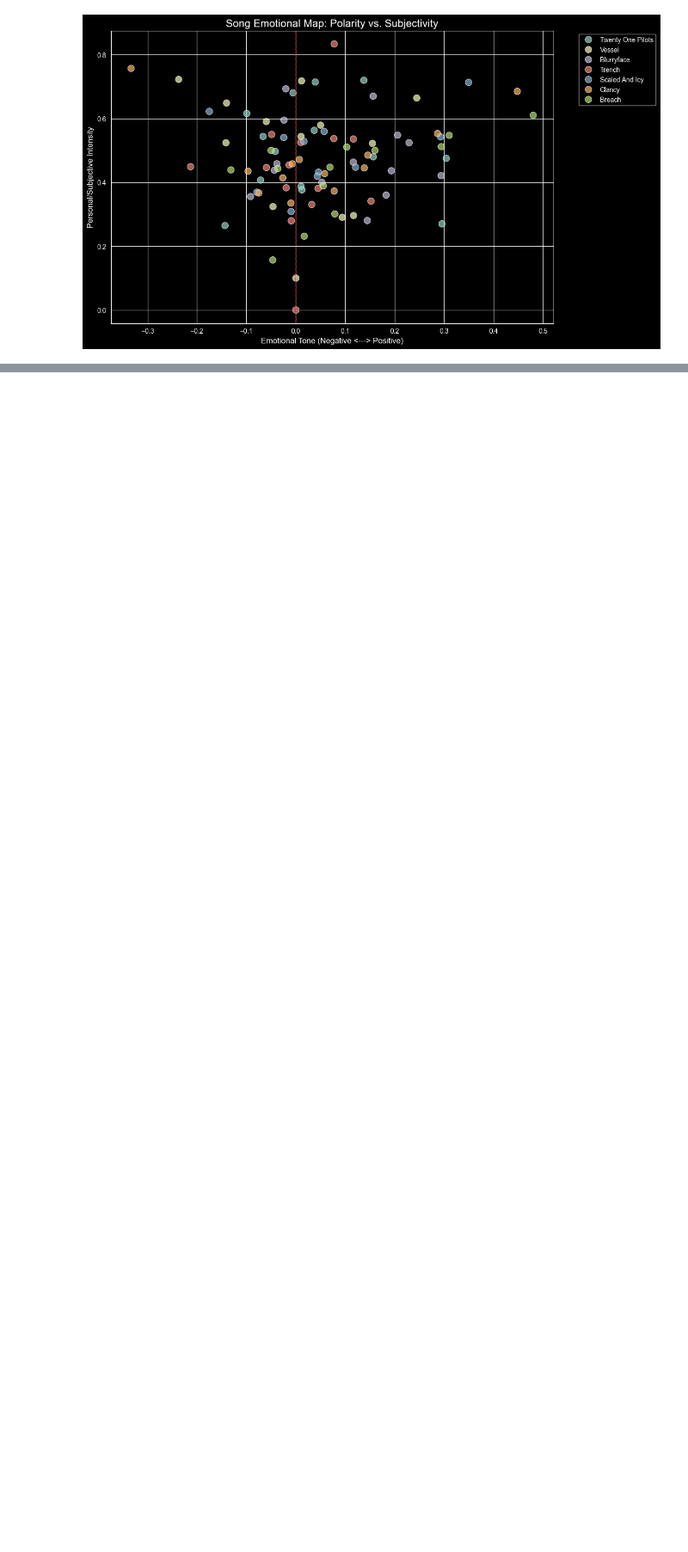
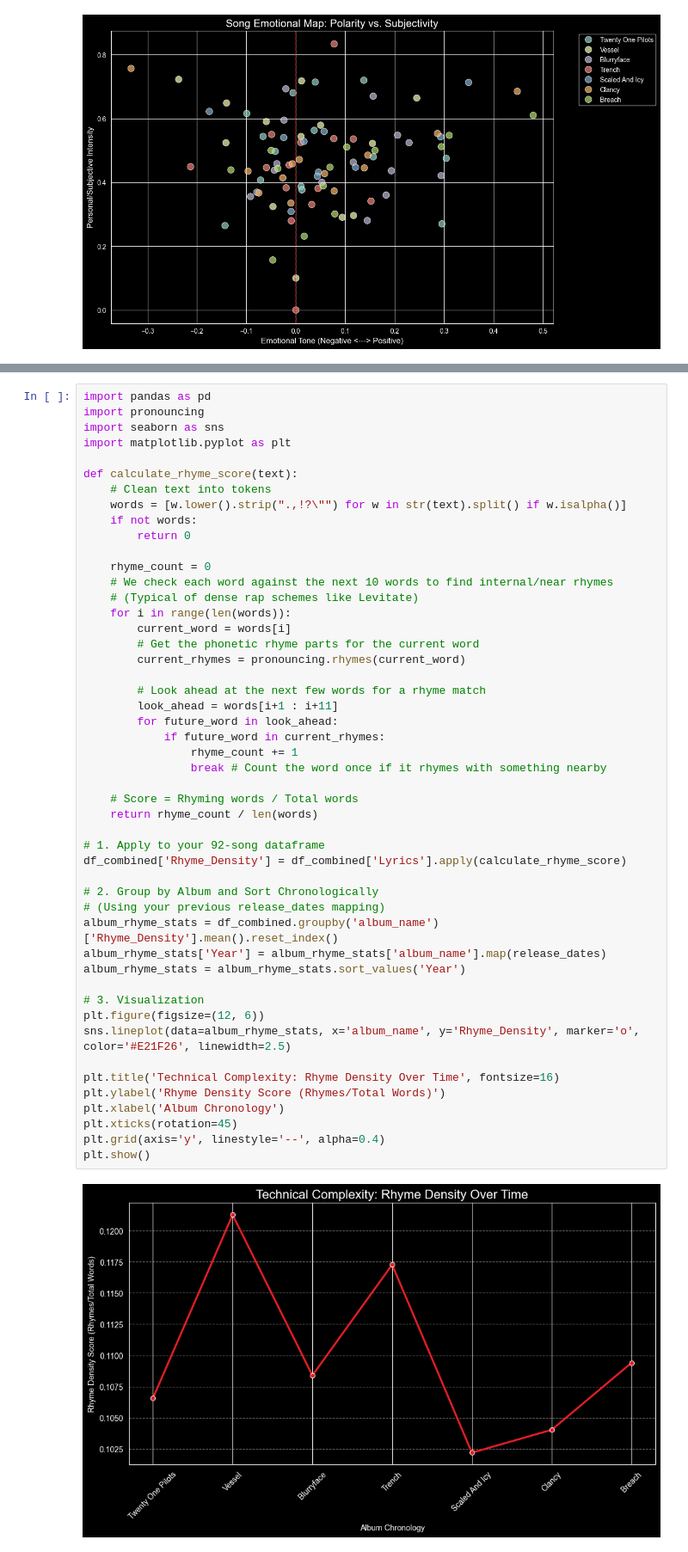
Before and after one commit to MeredithClikkie/torchbearerlab.github.io, a Jupyter notebook: AllAlbumLyrics.ipynb, the cells around one changed output, grey strips where cells are left out. Shown at 86% size. Drawn from its saved outputs; the diff is of its cells as text; blank space fills up the shorter version.

Commit message:
Rhyme density script

```diff
--- a/AllAlbumLyrics.ipynb
+++ b/AllAlbumLyrics.ipynb
@@ -901,0 +956,51 @@ plt.show()
+# %%
+import pandas as pd
+import pronouncing
+import seaborn as sns
+import matplotlib.pyplot as plt
+
+def calculate_rhyme_score(text):
+    # Clean text into tokens
+    words = [w.lower().strip(".,!?\"") for w in str(text).split() if w.isalpha()]
+    if not words:
+        return 0
+
+    rhyme_count = 0
+    # We check each word against the next 10 words to find internal/near rhymes
+    # (Typical of dense rap schemes like Levitate)
+    for i in range(len(words)):
+        current_word = words[i]
+        # Get the phonetic rhyme parts for the current word
+        current_rhymes = pronouncing.rhymes(current_word)
+
+        # Look ahead at the next few words for a rhyme match
+        look_ahead = words[i+1 : i+11]
+        for future_word in look_ahead:
+            if future_word in current_rhymes:
+                rhyme_count += 1
+                break # Count the word once if it rhymes with something nearby
+
+    # Score = Rhyming words / Total words
+    return rhyme_count / len(words)
+
+# 1. Apply to your 92-song dataframe
+df_combined['Rhyme_Density'] = df_combined['Lyrics'].apply(calculate_rhyme_score)
+
+# 2. Group by Album and Sort Chronologically
+# (Using your previous release_dates mapping)
+album_rhyme_stats = df_combined.groupby('album_name')['Rhyme_Density'].mean().reset_index()
+album_rhyme_stats['Year'] = album_rhyme_stats['album_name'].map(release_dates)
+album_rhyme_stats = album_rhyme_stats.sort_values('Year')
+
+# 3. Visualization
+plt.figure(figsize=(12, 6))
+sns.lineplot(data=album_rhyme_stats, x='album_name', y='Rhyme_Density', marker='o', color='#E21F26', linewidth=2.5)
+
+plt.title('Technical Complexity: Rhyme Density Over Time', fontsize=16)
+plt.ylabel('Rhyme Density Score (Rhymes/Total Words)')
+plt.xlabel('Album Chronology')
+plt.xticks(rotation=45)
+plt.grid(axis='y', linestyle='--', alpha=0.4)
+plt.show()
+# %% [output]
+[figure, added]
```
Also changed, not shown: parts of 4 cells of this notebook, 7 other files.
